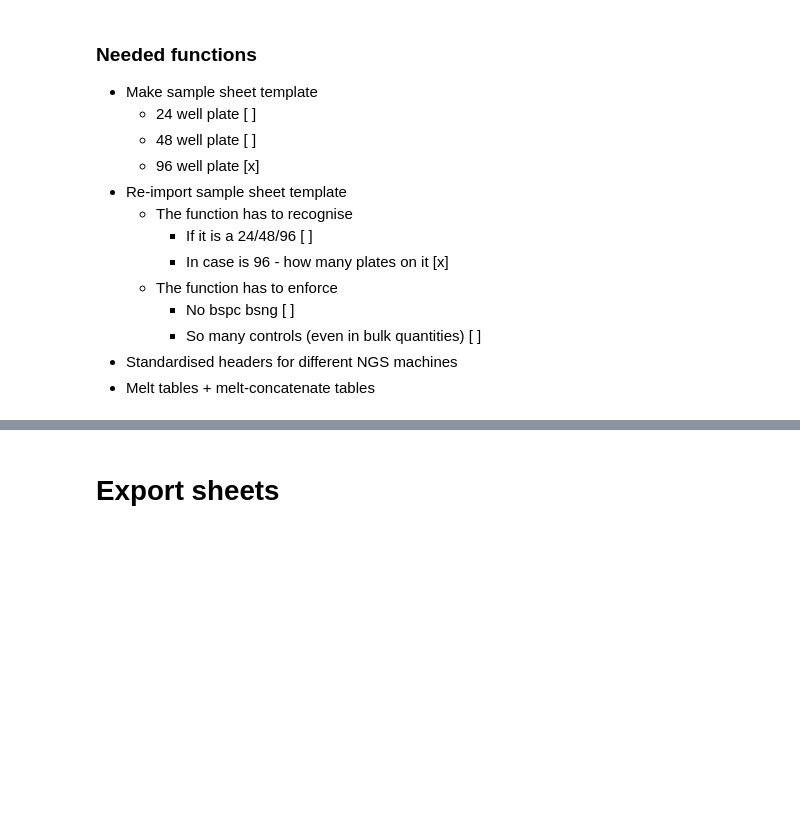
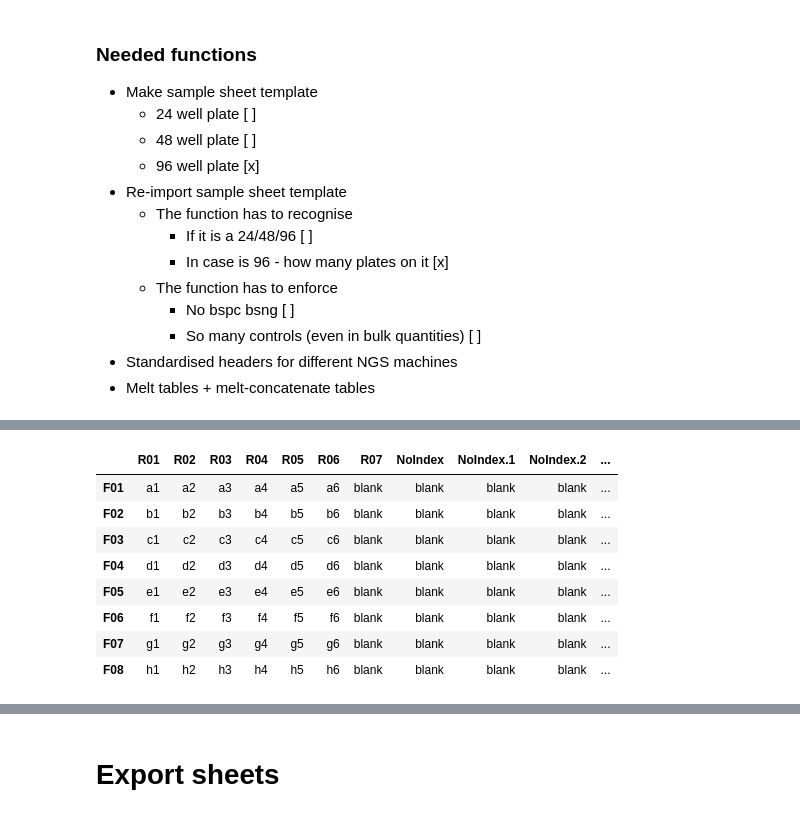
Before and after one commit to BioSpyder-Bioinformatics/notes-documentation, a Jupyter notebook: sample_sheet_code/sample_sheet_maker_v1.ipynb, the cells around one changed output, grey strips where cells are left out. Cells and saved outputs as stored; diff of their text form; code cells hidden in the pictures; blank space fills up the shorter version.

```diff
--- a/sample_sheet_code/sample_sheet_maker_v1.ipynb
+++ b/sample_sheet_code/sample_sheet_maker_v1.ipynb
@@ -33,0 +75,13 @@ dict_24_wells
+# %%
+df_48_wells_new_template = pd.read_csv('48_well_template_assigned_copy.csv', index_col=0)
+df_48_wells_new_template
+# %% [output]
+|  | R01 | R02 | R03 | R04 | R05 | R06 | R07 | NoIndex | NoIndex.1 | NoIndex.2 | ... |
+| F01 | a1 | a2 | a3 | a4 | a5 | a6 | blank | blank | blank | blank | ... |
+| F02 | b1 | b2 | b3 | b4 | b5 | b6 | blank | blank | blank | blank | ... |
+| F03 | c1 | c2 | c3 | c4 | c5 | c6 | blank | blank | blank | blank | ... |
+| F04 | d1 | d2 | d3 | d4 | d5 | d6 | blank | blank | blank | blank | ... |
+| F05 | e1 | e2 | e3 | e4 | e5 | e6 | blank | blank | blank | blank | ... |
+| F06 | f1 | f2 | f3 | f4 | f5 | f6 | blank | blank | blank | blank | ... |
+| F07 | g1 | g2 | g3 | g4 | g5 | g6 | blank | blank | blank | blank | ... |
+| F08 | h1 | h2 | h3 | h4 | h5 | h6 | blank | blank | blank | blank | ... |
```
Also changed, not shown: parts of 13 cells of this notebook, 7 other files.
